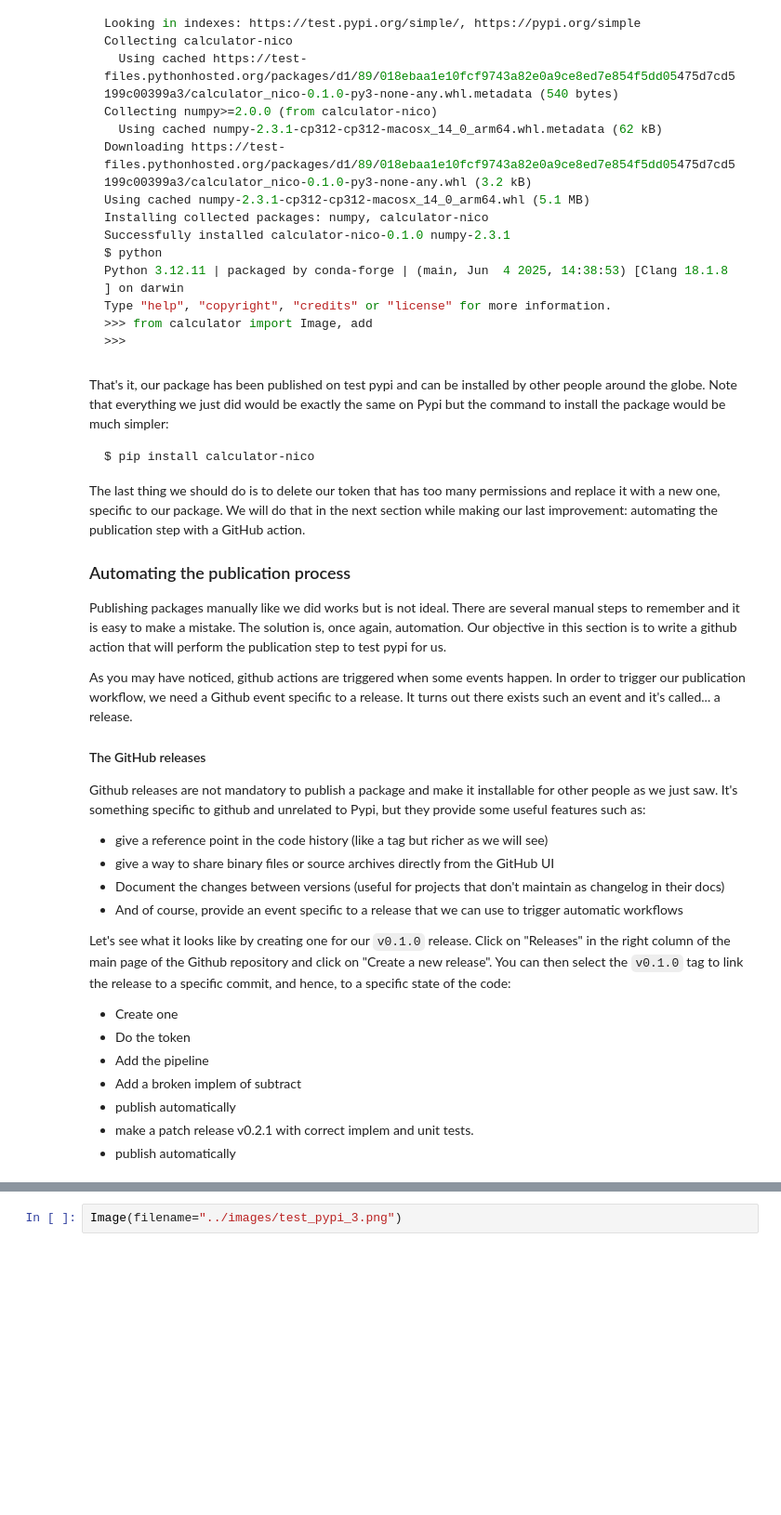
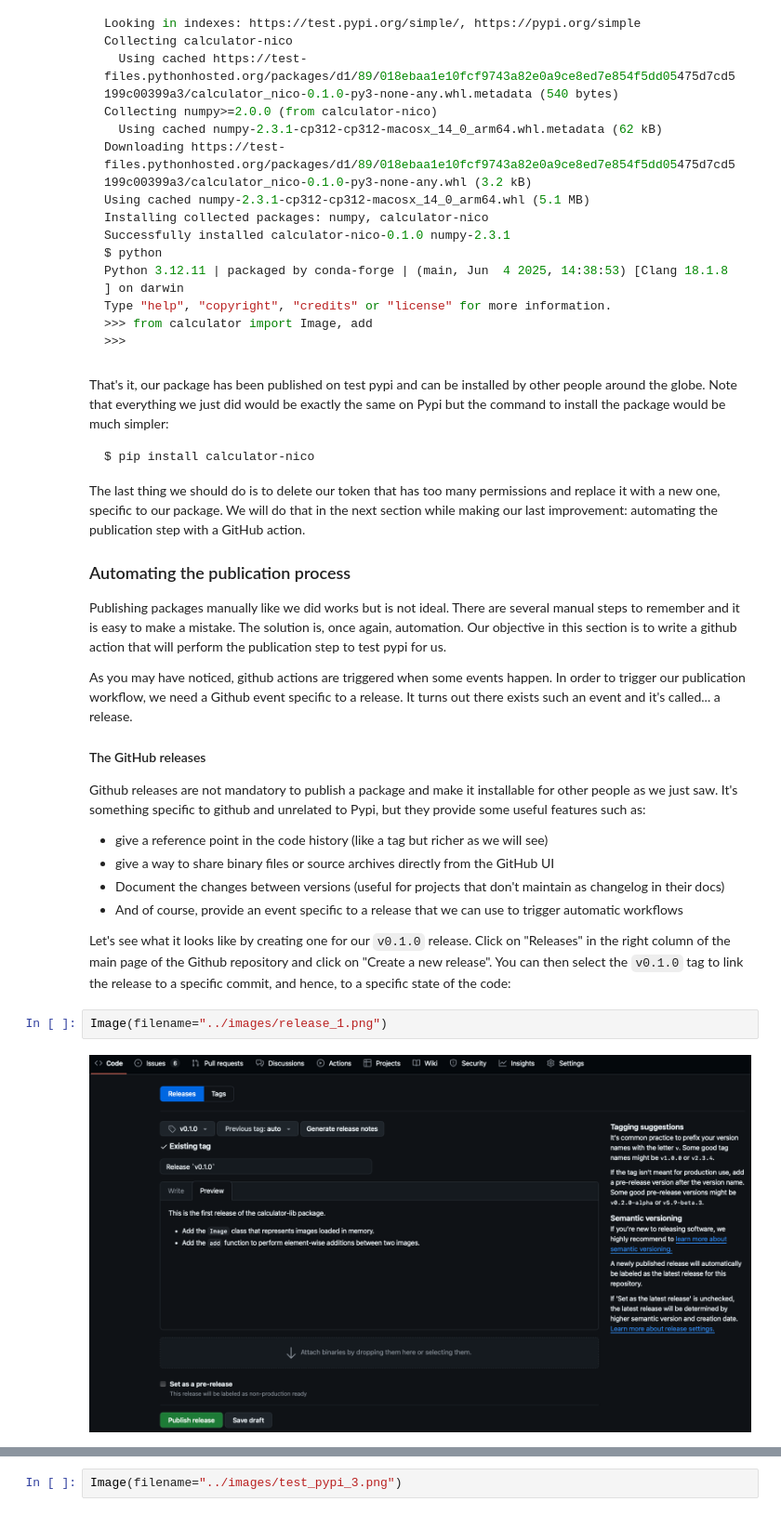
Before and after one commit to NicolasGensollen/formation-SED-2025, a Jupyter notebook: notebooks/Chapter6.ipynb, the cells around one changed output, grey strips where cells are left out. Shown at 93% size. Saved outputs shown, nothing was run; the diff lists cells and outputs as text; blank space fills up the shorter version.

```diff
--- a/notebooks/Chapter6.ipynb
+++ b/notebooks/Chapter6.ipynb
@@ -389,11 +389,7 @@ Github releases are not mandatory to publish a package and make it installable f
 - And of course, provide an event specific to a release that we can use to trigger automatic workflows
 
 Let's see what it looks like by creating one for our `v0.1.0` release. Click on "Releases" in the right column of the main page of the Github repository and click on "Create a new release". You can then select the `v0.1.0` tag to link the release to a specific commit, and hence, to a specific state of the code:
-
-- Create one
-- Do the token
-- Add the pipeline
-- Add a broken implem of subtract
-- publish automatically
-- make a patch release v0.2.1 with correct implem and unit tests.
-- publish automatically
+# %%
+Image(filename="../images/release_1.png")
+# %% [output]
+[figure, added]
```
Also changed, not shown: parts of 13 cells of this notebook, 10 other files.
